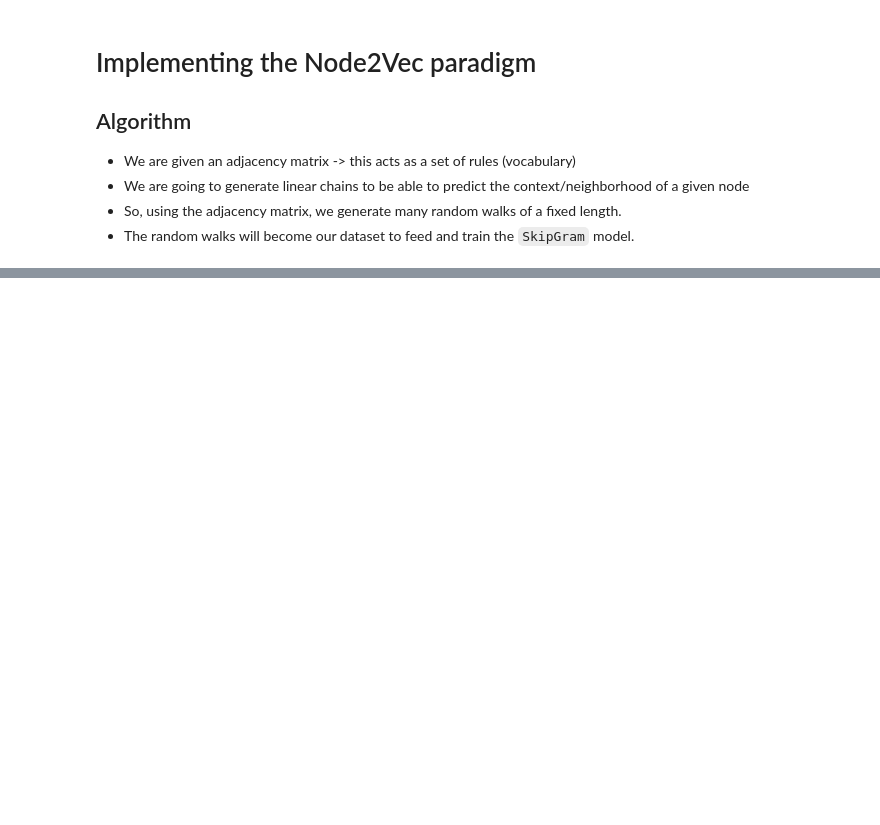
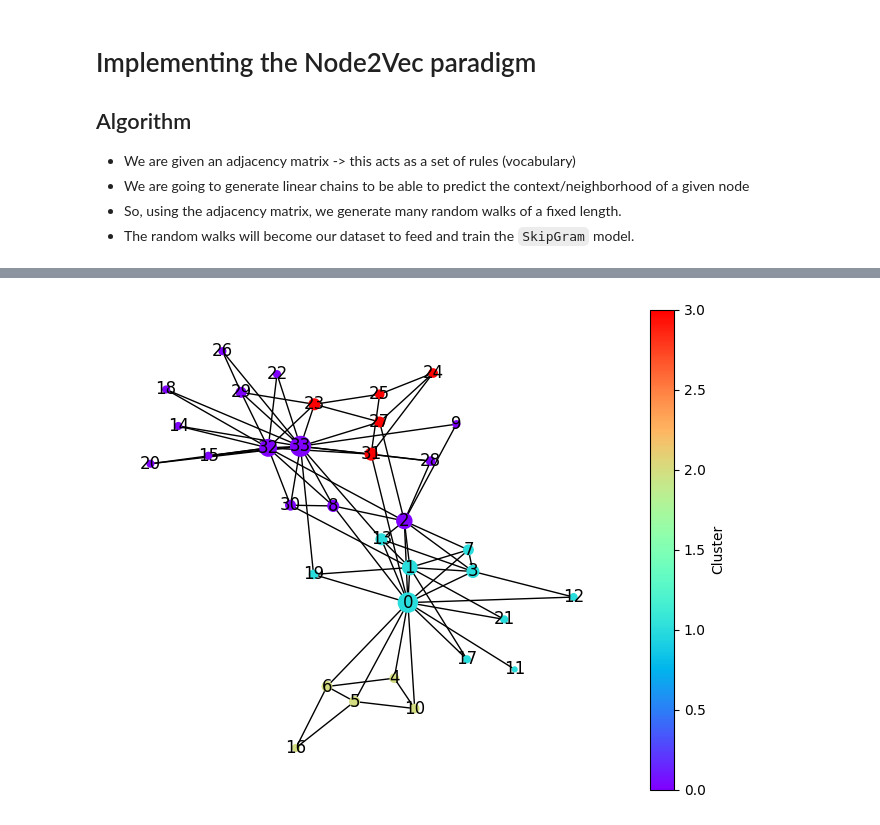
Before and after one commit to Anika-Roy/Exploring_Graph_Embeddings, a Jupyter notebook: node2vecPyTorch.ipynb, the cells around one changed output, grey strips where cells are left out. Saved outputs shown, nothing was run; the diff lists cells and outputs as text; code cells hidden in the pictures; blank space fills up the shorter version.

```diff
--- a/node2vecPyTorch.ipynb
+++ b/node2vecPyTorch.ipynb
@@ -336,0 +398,24 @@ n2v.plot_embeddings(2, labels)
+# %%
+# Compute node degrees
+node_degrees = dict(G.degree())
+
+# Determine the maximum degree for scaling node sizes
+max_degree = max(node_degrees.values())
+
+# Define a scaling factor for node sizes
+scale_factor = 200  # Adjust this as needed to control the node size
+
+# Compute node sizes proportional to their degree
+node_sizes = [scale_factor * node_degrees[node] / max_degree for node in G.nodes]
+
+# Plot the graph with nodes sized by their degree
+pos = nx.spring_layout(G)  # Use a layout algorithm that suits your needs
+nx.draw(G, pos, with_labels=True, node_color=labels, cmap=plt.cm.rainbow, node_size=node_sizes)
+
+# Add colorbar for node colors
+sm = plt.cm.ScalarMappable(cmap=plt.cm.rainbow, norm=plt.Normalize(vmin=min(labels), vmax=max(labels)))
+sm.set_array([])
+plt.colorbar(sm, label='Cluster')
+plt.show()
+# %% [output]
+[figure, added]
```
Also changed, not shown: parts of 8 cells of this notebook, 1 other file.
